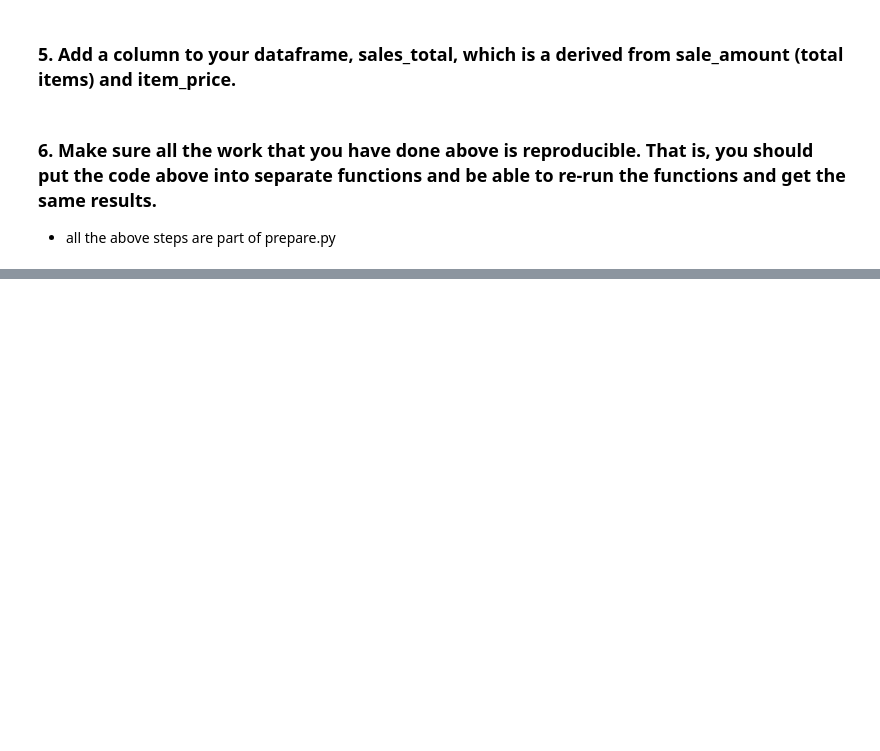
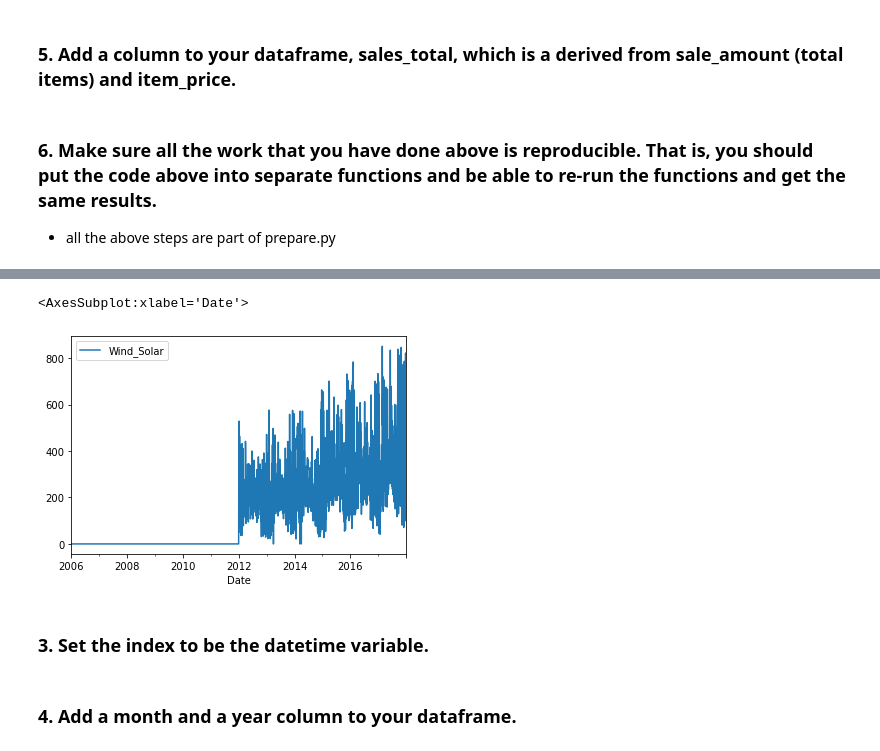
Before and after one commit to mariamnaqvi/time-series-exercises, a Jupyter notebook: prepare-exercises.ipynb, the cells around one changed output, grey strips where cells are left out. Cells and saved outputs as stored; diff of their text form; code cells hidden in the pictures; blank space fills up the shorter version.

```diff
--- a/prepare-exercises.ipynb
+++ b/prepare-exercises.ipynb
@@ -87,0 +128,10 @@ df['sales_total'] = df.sale_amount * df.item_price
+# %%
+df2['Wind_Solar'] = df2['Wind+Solar']
+# %%
+by_date = df2.groupby('Date').Wind_Solar.sum().reset_index()
+by_date.plot(x='Date', y='Wind_Solar')
+# %% [output]
+<AxesSubplot:xlabel='Date'>
+[figure, added]
+# %% [markdown]
+### 3. Set the index to be the datetime variable.
@@ -87,0 +142,2 @@ df['sales_total'] = df.sale_amount * df.item_price
+# %% [markdown]
+### 4. Add a month and a year column to your dataframe.
```
Also changed, not shown: parts of 17 cells of this notebook.
